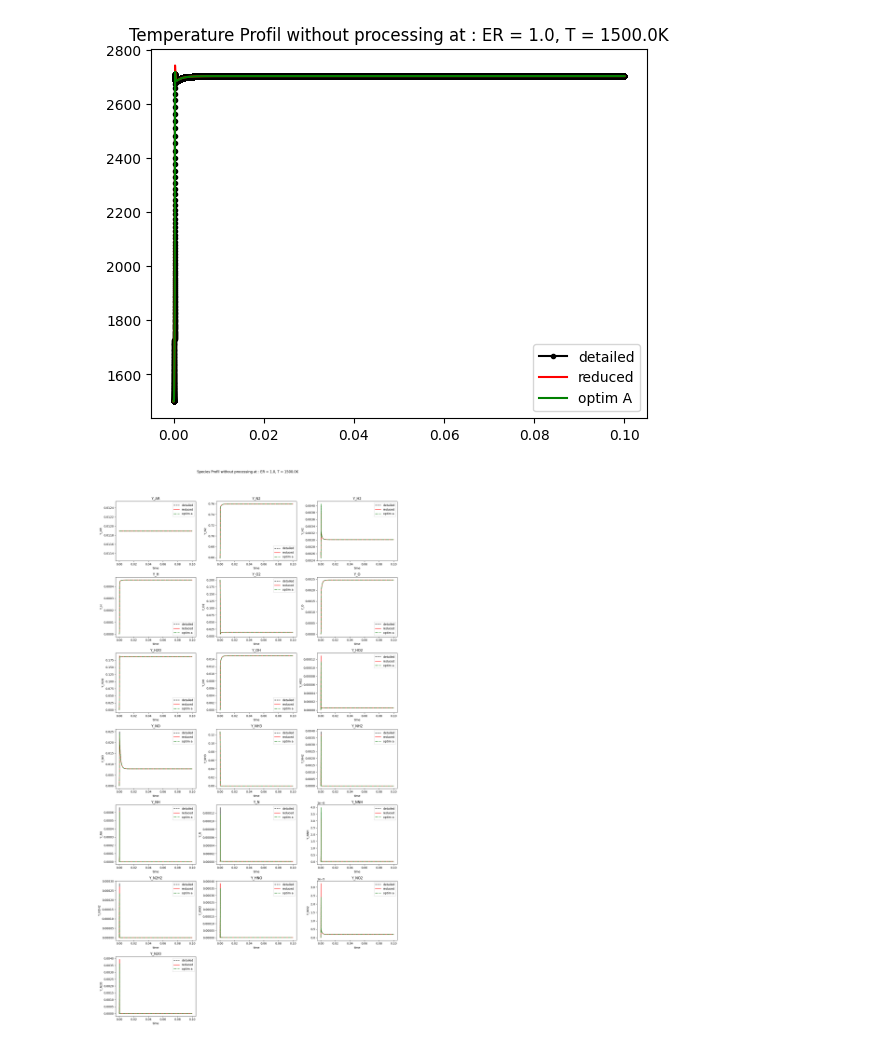
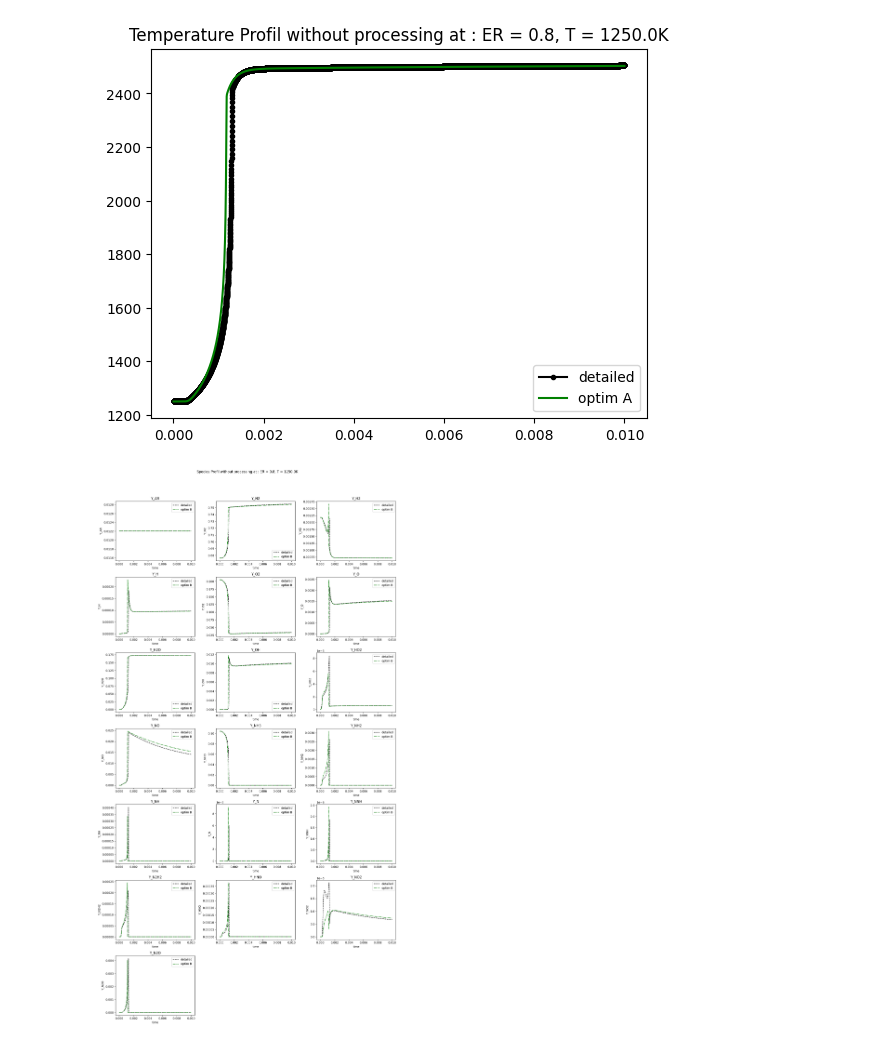
Before and after one commit to MartinMNKG/Automated_Reduced, a Jupyter notebook: notebook/Visu_0D.ipynb, the cells around one changed output. Drawn from its saved outputs; the diff is of its cells as text; code cells hidden in the pictures.

```diff
--- a/notebook/Visu_0D.ipynb
+++ b/notebook/Visu_0D.ipynb
@@ -12,19 +12,21 @@ from scipy.integrate import cumtrapz
 import glob
 import seaborn as sns
 # %%
-ER = 1.0
+ER = 0.8
 P = 1.0
-T = 1500.0
+T = 1250.0
 
-data_d0 = pd.read_csv(f"/work/kotlarcm/WORK/Automated_Reduced/0D_1case/Detailed/0Dreactor_ER{ER}_T{T}_P{P}.csv")
-data_r0 = pd.read_csv(f"/work/kotlarcm/WORK/Automated_Reduced/0D_1case/Reduced/0Dreactor_ER{ER}_T{T}_P{P}.csv")
-data_otim0 = pd.read_csv(f"/work/kotlarcm/WORK/Automated_Reduced/0D_1case/OPTIM_A/0Dreactor_ER{ER}_T{T}_P{P}.csv")
+Name = "0D"
 
-data_d = pd.read_csv("/work/kotlarcm/WORK/Automated_Reduced/0D_1case/Processing_Detailed.csv")
-data_r = pd.read_csv("/work/kotlarcm/WORK/Automated_Reduced/0D_1case/Processing_Reduced.csv")
-data_o = pd.read_csv("/work/kotlarcm/WORK/Automated_Reduced/0D_1case/Processing_OPTIM_A.csv")
+data_d0 = pd.read_csv(f"/work/kotlarcm/WORK/Automated_Reduced/{Name}/Detailed/0Dreactor_ER{ER}_T{T}_P{P}.csv")
+# data_r0 = pd.read_csv(f"/work/kotlarcm/WORK/Automated_Reduced/{Name}/Reduced/0Dreactor_ER{ER}_T{T}_P{P}.csv")
+data_otim0 = pd.read_csv(f"/work/kotlarcm/WORK/Automated_Reduced/{Name}/OptimB/0Dreactor_ER{ER}_T{T}_P{P}.csv")
+
+data_d = pd.read_csv(f"/work/kotlarcm/WORK/Automated_Reduced/{Name}/Processing_Detailed.csv")
+# data_r = pd.read_csv(f"/work/kotlarcm/WORK/Automated_Reduced/{Name}/Processing_Reduced.csv")
+data_o = pd.read_csv(f"/work/kotlarcm/WORK/Automated_Reduced/{Name}/Processing_OptimB.csv")
 loc_data_d = data_d[(data_d["Phi_Init"]==ER) & (data_d["P_Init"]==P*101325.0) & (data_d["T_Init"]==T) ]
-loc_data_r = data_r[(data_r["Phi_Init"]==ER) & (data_r["P_Init"]==P*101325.0) & (data_r["T_Init"]==T) ]
+# loc_data_r = data_r[(data_r["Phi_Init"]==ER) & (data_r["P_Init"]==P*101325.0) & (data_r["T_Init"]==T) ]
 loc_data_o = data_o[(data_o["Phi_Init"]==ER) & (data_o["P_Init"]==P*101325.0) & (data_o["T_Init"]==T) ]
 
-species = [col for col in data_r0.columns if col.startswith("Y_")]
+species = [col for col in data_o.columns if col.startswith("Y_")]
@@ -50,12 +33,12 @@ Name: common_grid, Length: 1000, dtype: bool
 # %%
 plt.plot(data_d0["t"],data_d0["T"],'k.-', label='detailed')
-plt.plot(data_r0["t"],data_r0["T"],'r-', label='reduced')
+# plt.plot(data_r0["t"],data_r0["T"],'r-', label='reduced')
 plt.plot(data_otim0["t"],data_otim0["T"],'g-', label='optim A')
 plt.legend()
 plt.title(f"Temperature Profil without processing at : ER = {ER}, T = {T}K")
 plt.savefig("temperature.png")
 # %% [output]
-[figure, old version]
+[figure, new version]
 # %%
 n_species = len(species)
 n_cols = 3 # You can adjust number of columns depending on layout preference
@@ -67,8 +50,8 @@ for i, s in enumerate(species):
     row, col = divmod(i, n_cols)
     ax = axs[row][col]
     ax.plot(data_d0["t"], data_d0[s], 'k--', label='detailed')
-    ax.plot(data_r0["t"], data_r0[s], 'r-', label='reduced')
-    ax.plot(data_otim0["t"], data_otim0[s], 'g-.', label='optim a')
+    # ax.plot(data_r0["t"], data_r0[s], 'r-', label='reduced')
+    ax.plot(data_otim0["t"], data_otim0[s], 'g-.', label='optim B')
     ax.set_xlabel("time")
     ax.set_ylabel(s)
     ax.legend()
@@ -83,4 +66,4 @@ fig.suptitle(f"Species Profil without processing at : ER = {ER}, T = {T}K")
 plt.tight_layout(rect=[0, 0, 1, 0.95])
 plt.savefig("Species.png")
 # %% [output]
-[figure, old version]
+[figure, new version]
```
Also changed, not shown: parts of 5 cells of this notebook, 2 other files.
